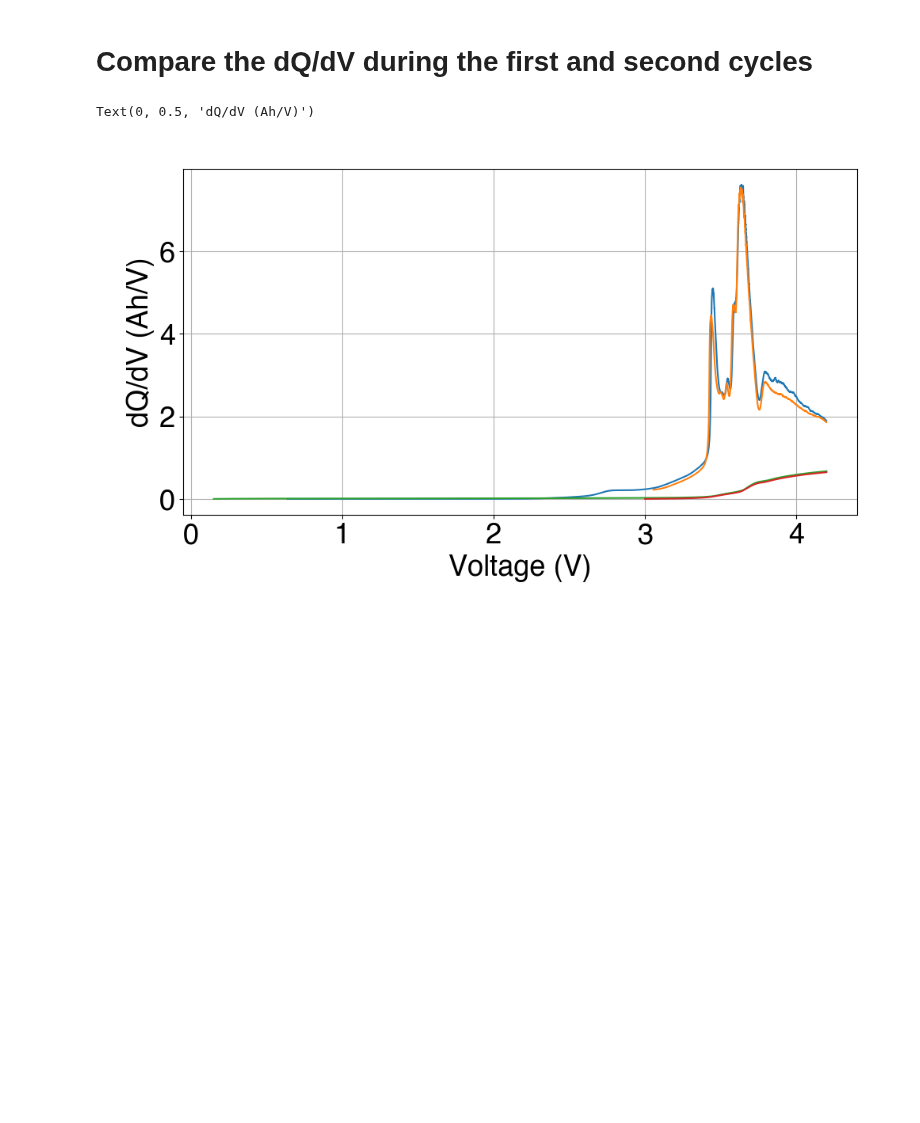
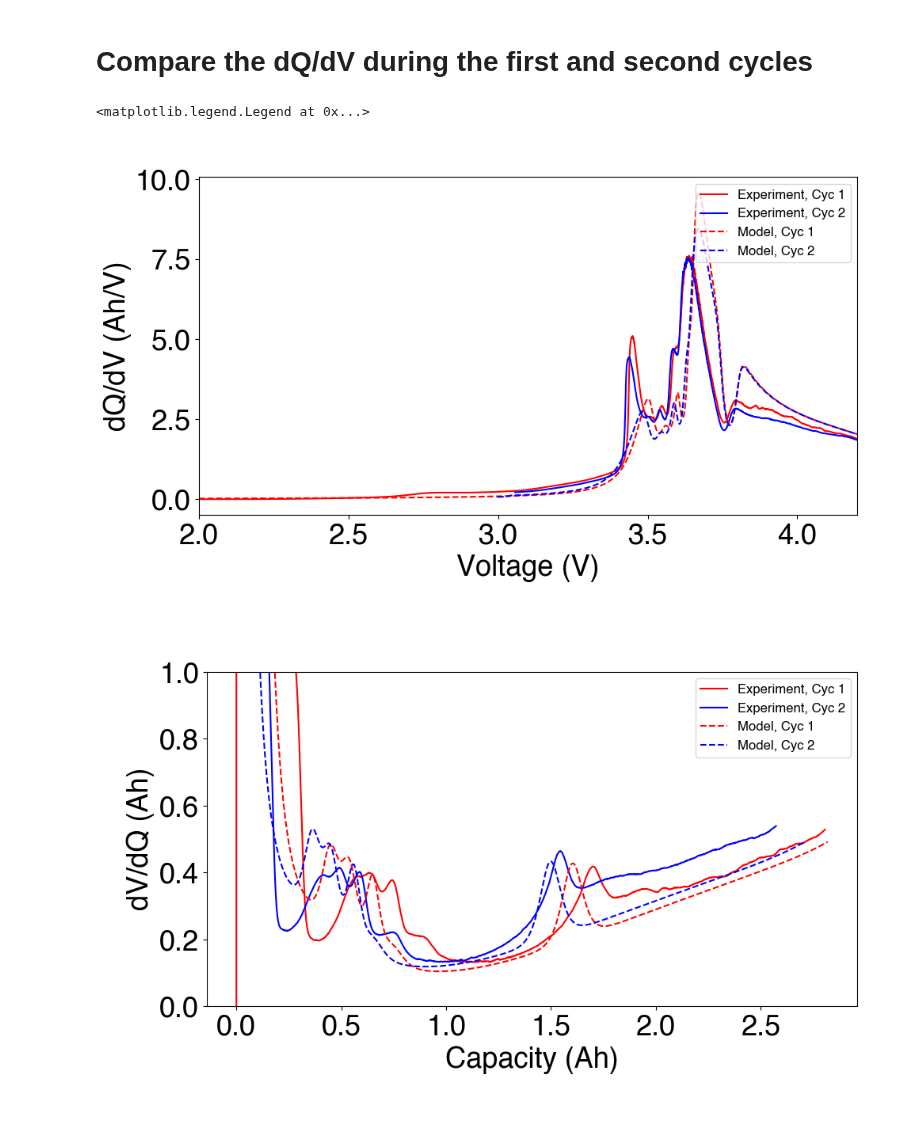
Before and after one commit to wengandrew/formation-modeling, a Jupyter notebook: notebooks/2023_04_30_model_vs_measured.ipynb, the cells around one changed output. Drawn from its saved outputs; the diff is of its cells as text; code cells hidden in the pictures; blank space fills up the shorter version.

```diff
--- a/notebooks/2023_04_30_model_vs_measured.ipynb
+++ b/notebooks/2023_04_30_model_vs_measured.ipynb
@@ -168,7 +165,7 @@ vmax = 4.2
 vmin = 3.0
 
 cell = cellsim.Cell()
-cell.load_config('params/default.yaml')
+cell.load_config('params/single.yaml')
 sim = cellsim.Simulation(cell, 73*3600)
 
 sim.run_rest(1, rest_time_hrs=0.5)
@@ -227,40 +228,60 @@ vv1 = y_voltage[idx]
 
 idx = np.where((tv/3600 > 22.31) & (tv/3600 < 32.61))[0]
 qq2 = qq[idx]
 vv2 = y_voltage[idx]
 
 size_factor = 65
 window_length = int(len(qq1) / size_factor)
 window_length = window_length + 1 if window_length % 2 == 0 else window_length
 polyorder = 2
 
 # SG filter on the data to make it smooth
 dt1 = savgol_filter(qq1, window_length, polyorder, 1)
 dt2 = savgol_filter(qq2, window_length, polyorder, 1)
 dv1 = savgol_filter(vv1, window_length, polyorder, 1)
 dv2 = savgol_filter(vv2, window_length, polyorder, 1)
 
 # Simulated data
 
 df_sim1 = df_sim[df_sim['cycle_number'] == 2]
 df_sim1 = df_sim1[df_sim1['step_number'] == 0]
 
 df_sim2 = df_sim[df_sim['cycle_number'] == 3]
 df_sim2 = df_sim2[df_sim2['step_number'] == 0]
 
-dts1 = np.cumsum(df_sim1['dq'])
-dts2 = np.cumsum(df_sim2['dq'])
-dvs1 = df_sim1['vt']
-dvs2 = df_sim2['vt']
+qqsim1 = np.cumsum(df_sim1['dq'])
+qqsim2 = np.cumsum(df_sim2['dq'])
+vvsim1 = df_sim1['vt']
+vvsim2 = df_sim2['vt']
+
+dts1 = savgol_filter(qqsim1, window_length, polyorder, 1)
+dts2 = savgol_filter(qqsim2, window_length, polyorder, 1)
+dvs1 = savgol_filter(vvsim1, window_length, polyorder, 1)
+dvs2 = savgol_filter(vvsim2, window_length, polyorder, 1)
 
 # Make the plot
 plt.figure(figsize=(10,6))
-plt.plot(vv1, dt1/dv1)
-plt.plot(vv2, dt2/dv2)
-plt.plot(df_sim1['vt'], dts1/dvs1)
-plt.plot(df_sim2['vt'], dts2/dvs2)
+plt.plot(vv1, dt1/dv1, c='r', label='Experiment, Cyc 1')
+plt.plot(vv2, dt2/dv2, c='b', label='Experiment, Cyc 2')
+plt.plot(vvsim1, dts1/dvs1, c='r', ls='--', label='Model, Cyc 1')
+plt.plot(vvsim2, dts2/dvs2, c='b', ls='--', label='Model, Cyc 2')
 plt.xlabel('Voltage (V)')
 plt.ylabel('dQ/dV (Ah/V)')
+plt.grid(False)
+plt.xlim((2, 4.2))
+plt.legend(loc='upper right', fontsize=12)
+
+plt.figure(figsize=(10,6))
+plt.plot(qq1, dv1/dt1, c='r', label='Experiment, Cyc 1')
+plt.plot(qq2, dv2/dt2, c='b', label='Experiment, Cyc 2')
+plt.plot(qqsim1, dvs1/dts1, c='r', ls='--', label='Model, Cyc 1')
+plt.plot(qqsim2, dvs2/dts2, c='b', ls='--', label='Model, Cyc 2')
+plt.ylim((0, 1))
+plt.xlabel('Capacity (Ah)')
+plt.ylabel('dV/dQ (Ah)')
+plt.grid(False)
+plt.legend(loc='upper right', fontsize=12)
 # %% [output]
-Text(0, 0.5, 'dQ/dV (Ah/V)')
+<matplotlib.legend.Legend at 0x...>
-[figure, old version]
+[figure, new version]
+[figure, added]
```
Also changed, not shown: parts of 12 cells of this notebook, 3 other files.
